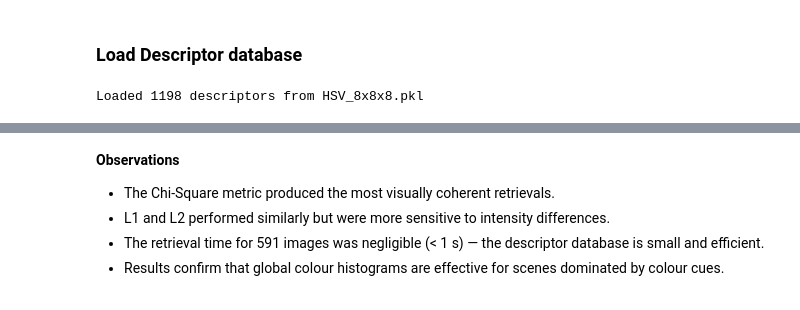
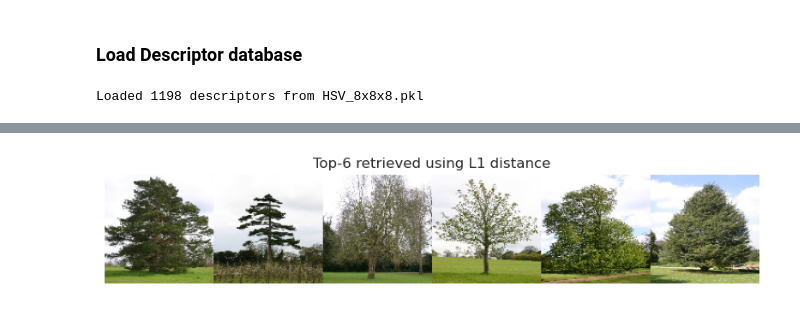
Before and after one commit to Victor-Johnson/computer-vision-visual-search, a Jupyter notebook: notebooks/image_retrival.ipynb, the cells around one changed output, grey strips where cells are left out. Saved outputs shown, nothing was run; the diff lists cells and outputs as text; code cells hidden in the pictures.

```diff
--- a/notebooks/image_retrival.ipynb
+++ b/notebooks/image_retrival.ipynb
@@ -122 +128,34 @@ ValueError: num must be an integer with 1 <= num <= 10, not 11
+# %%
+def plot_metric_grid(query_vec, metric_name, desc_db, data_dir, top_k=6, save=True):
+    """Retrieve and plot Top-K results for a given metric."""
+    dist_fn = metric_funcs[metric_name]
+    results = rank(query_vec, desc_db, dist_fn, top_k=top_k)
+
+    # Read and resize all valid images
+    imgs = []
+    for name, _ in results:
+        path = data_dir / name
+        img = cv2.imread(str(path))
+        if img is not None:
+            img = cv2.cvtColor(img, cv2.COLOR_BGR2RGB)
+            imgs.append(cv2.resize(img, (120, 120)))
+    if not imgs:
+        imgs = [np.zeros((120,120,3), dtype=np.uint8)]
+
+    # Combine into a horizontal grid
+    grid = np.concatenate(imgs, axis=1)
+
+    # Plot
+    plt.figure(figsize=(8, 2.5))
+    plt.imshow(grid)
+    plt.axis("off")
+    plt.title(f"Top-{top_k} retrieved using {metric_name} distance", fontsize=12)
+    plt.tight_layout()
+
+    # if save:
+    #     save_path = FIG_DIR / f"retrieval_{metric_name.lower()}.png"
+    #     plt.savefig(save_path, dpi=300, bbox_inches="tight")
+    #     print(f"Saved figure: {save_path}")
+
+    plt.show()
 # %%
@@ -141,7 +197,4 @@ plt.show()
-# %% [markdown]
-**Observations**
-
-- The Chi-Square metric produced the most visually coherent retrievals.
-- L1 and L2 performed similarly but were more sensitive to intensity differences.
-- The retrieval time for 591 images was negligible (< 1 s) — the descriptor database is small and efficient.
-- Results confirm that global colour histograms are effective for scenes dominated by colour cues.
+# %%
+plot_metric_grid(query_vec, "L1", desc_db, DATA_DIR)
+# %% [output]
+[figure, added]
```
Also changed, not shown: parts of 13 cells of this notebook, 6 other files.
